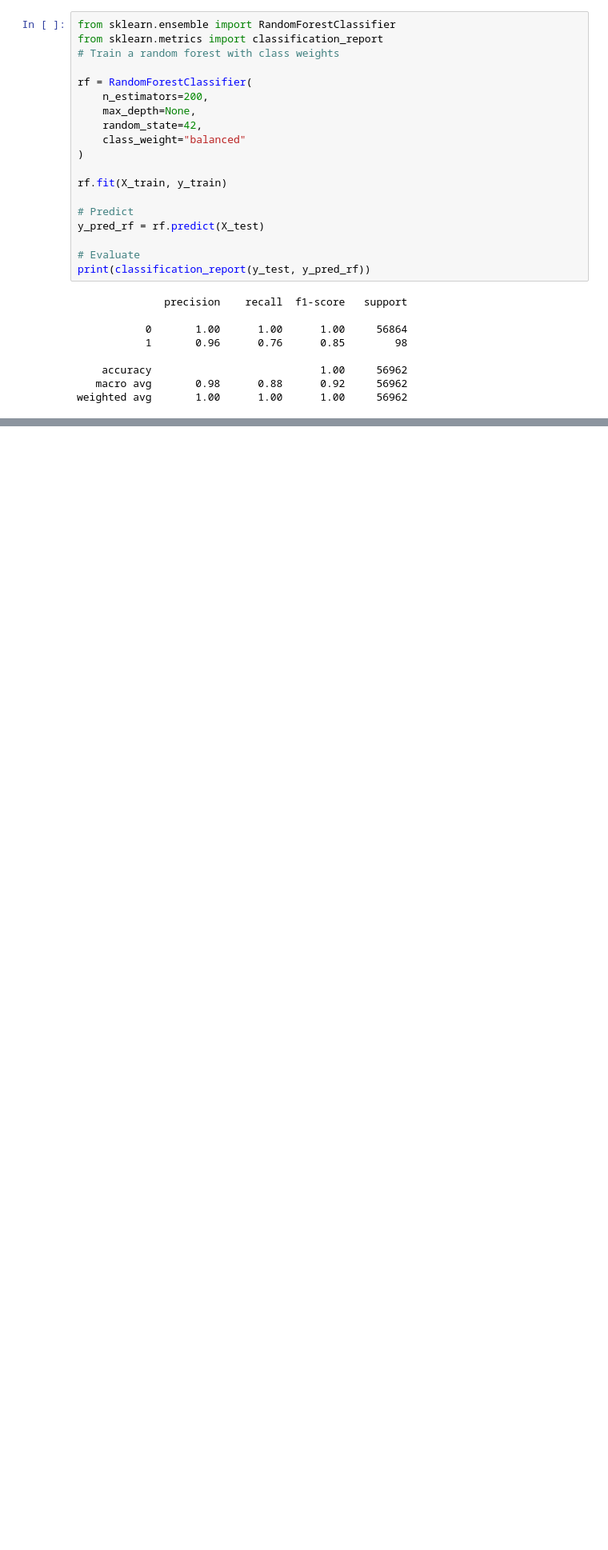
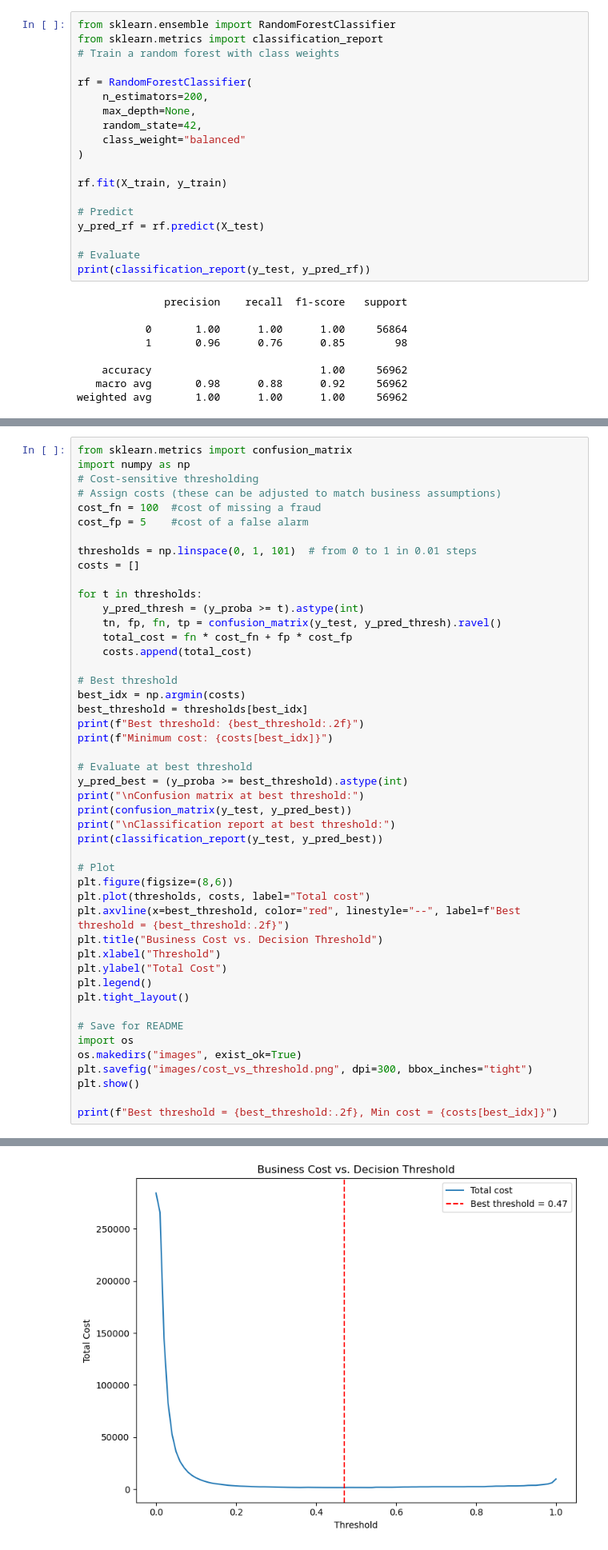
Before and after one commit to NesliPU/credit-card-fraud-detection, a Jupyter notebook: fraud-detection.ipynb, the cells around one changed output, grey strips where cells are left out. Shown at 80% size. Cells and saved outputs as stored; diff of their text form; blank space fills up the shorter version.

Commit message:
Cost-sensitive threshold tuning

```diff
--- a/fraud-detection.ipynb
+++ b/fraud-detection.ipynb
@@ -413,3 +413,51 @@ Test PR AUC (AP): 0.7996362054850173
 weighted avg       1.00      1.00      1.00     56962
 [figure]
 [figure]
+# %%
+from sklearn.metrics import confusion_matrix
+import numpy as np
+# Cost-sensitive thresholding
+# Assign costs (these can be adjusted to match business assumptions)
+cost_fn = 100  #cost of missing a fraud
+cost_fp = 5    #cost of a false alarm
+
+thresholds = np.linspace(0, 1, 101)  # from 0 to 1 in 0.01 steps
+costs = []
+
+for t in thresholds:
+    y_pred_thresh = (y_proba >= t).astype(int)
+    tn, fp, fn, tp = confusion_matrix(y_test, y_pred_thresh).ravel()
+    total_cost = fn * cost_fn + fp * cost_fp
+    costs.append(total_cost)
+
+# Best threshold
+best_idx = np.argmin(costs)
+best_threshold = thresholds[best_idx]
+print(f"Best threshold: {best_threshold:.2f}")
+print(f"Minimum cost: {costs[best_idx]}")
+
+# Evaluate at best threshold
+y_pred_best = (y_proba >= best_threshold).astype(int)
+print("\nConfusion matrix at best threshold:")
+print(confusion_matrix(y_test, y_pred_best))
+print("\nClassification report at best threshold:")
+print(classification_report(y_test, y_pred_best))
+
+# Plot
+plt.figure(figsize=(8,6))
+plt.plot(thresholds, costs, label="Total cost")
+plt.axvline(x=best_threshold, color="red", linestyle="--", label=f"Best threshold = {best_threshold:.2f}")
+plt.title("Business Cost vs. Decision Threshold")
+plt.xlabel("Threshold")
+plt.ylabel("Total Cost")
+plt.legend()
+plt.tight_layout()
+
+# Save for README
+import os
+os.makedirs("images", exist_ok=True)
+plt.savefig("images/cost_vs_threshold.png", dpi=300, bbox_inches="tight")
+plt.show()
+
+print(f"Best threshold = {best_threshold:.2f}, Min cost = {costs[best_idx]}")
+# %% [output]
@@ -415,0 +480 @@ weighted avg       1.00      1.00      1.00     56962
+[figure, added]
```
Also changed, not shown: parts of 8 cells of this notebook, 2 other files.
